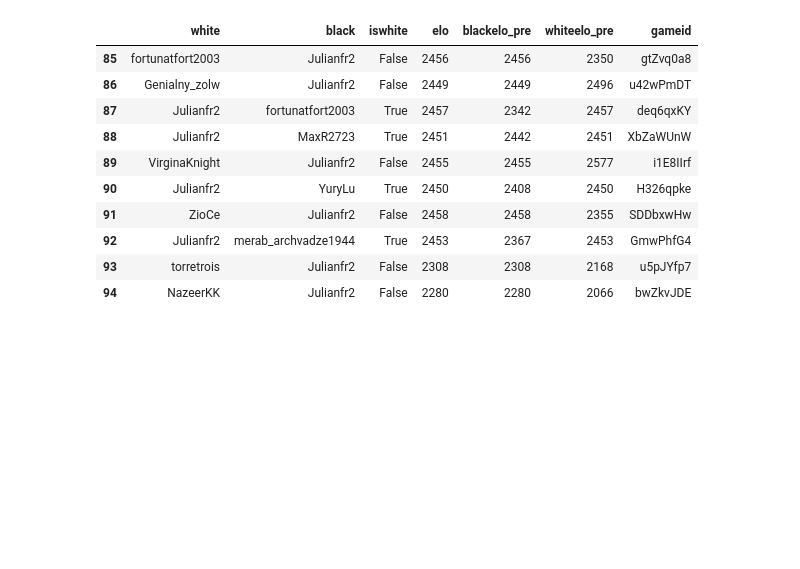
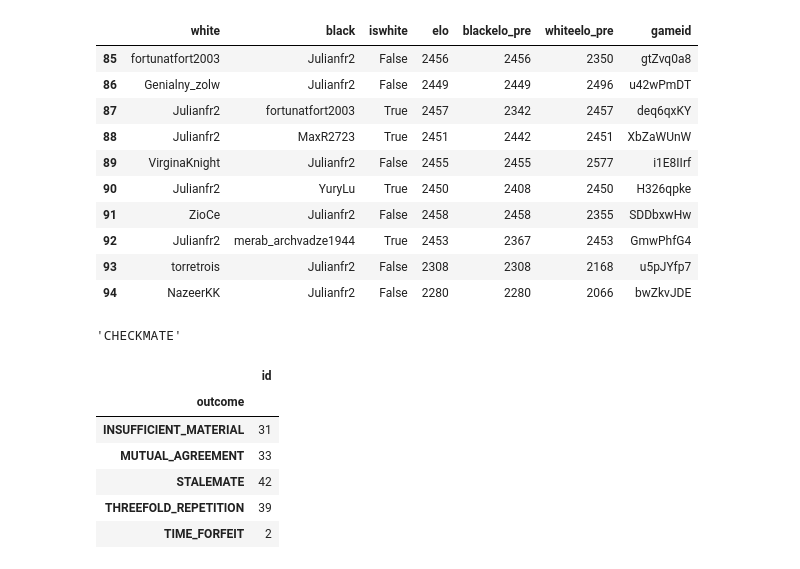
Before and after one commit to tuxmania87/chess-stats-dash, a Jupyter notebook: insight.ipynb, the cells around one changed output. Saved outputs shown, nothing was run; the diff lists cells and outputs as text; code cells hidden in the pictures; blank space fills up the shorter version.

```diff
--- a/insight.ipynb
+++ b/insight.ipynb
@@ -801,3 +801,23 @@ ss = '''
 '''
 
 x = chess.pgn.read_game(io.StringIO(ss))
+
+x.end().board().outcome().termination.name
+# %% [output]
+'CHECKMATE'
+# %%
+import pandas as pd
+df = pd.read_csv("snapshot_fettarmqp.csv")
+
+
+df = df[df["draw"] == 1]
+
+df[["id","outcome"]].groupby(["outcome"]).count()
+# %% [output]
+|  | id |
+| outcome |  |
+| INSUFFICIENT_MATERIAL | 31 |
+| MUTUAL_AGREEMENT | 33 |
+| STALEMATE | 42 |
+| THREEFOLD_REPETITION | 39 |
+| TIME_FORFEIT | 2 |
```
Also changed, not shown: parts of 2 cells of this notebook, 1 other file.
